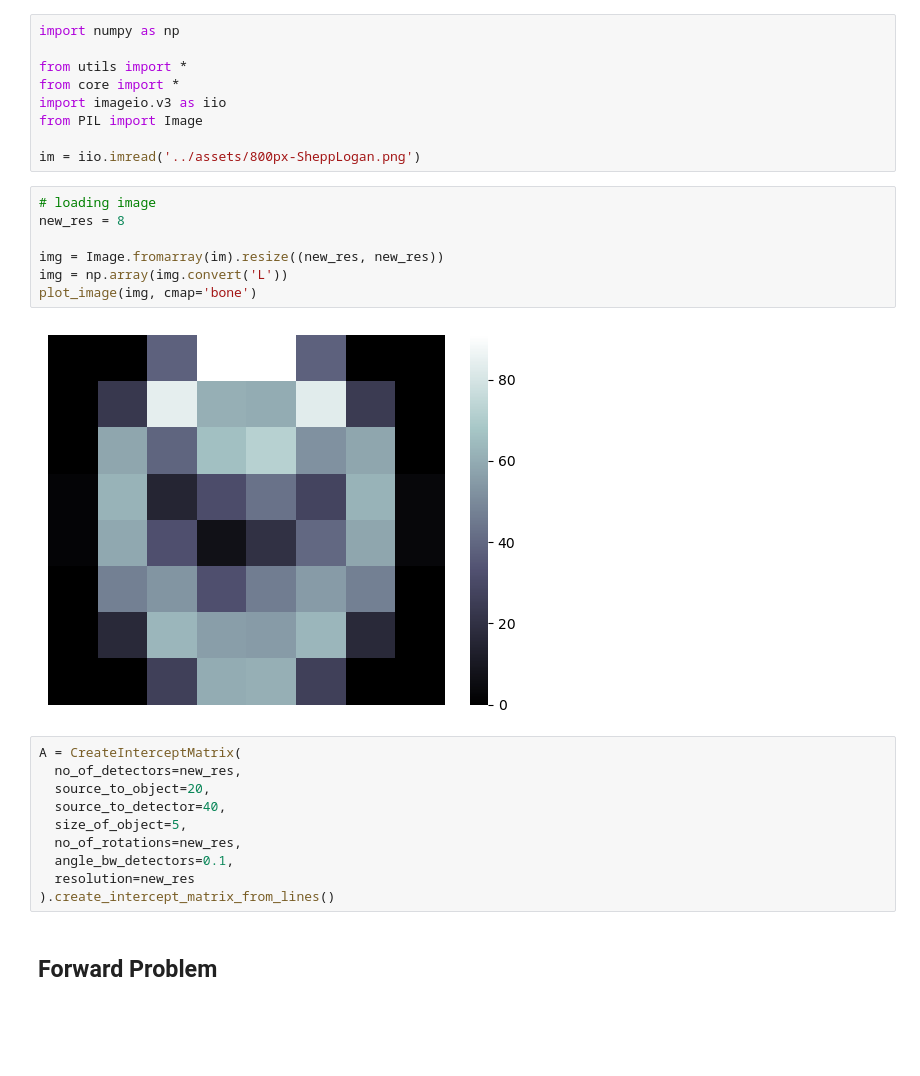
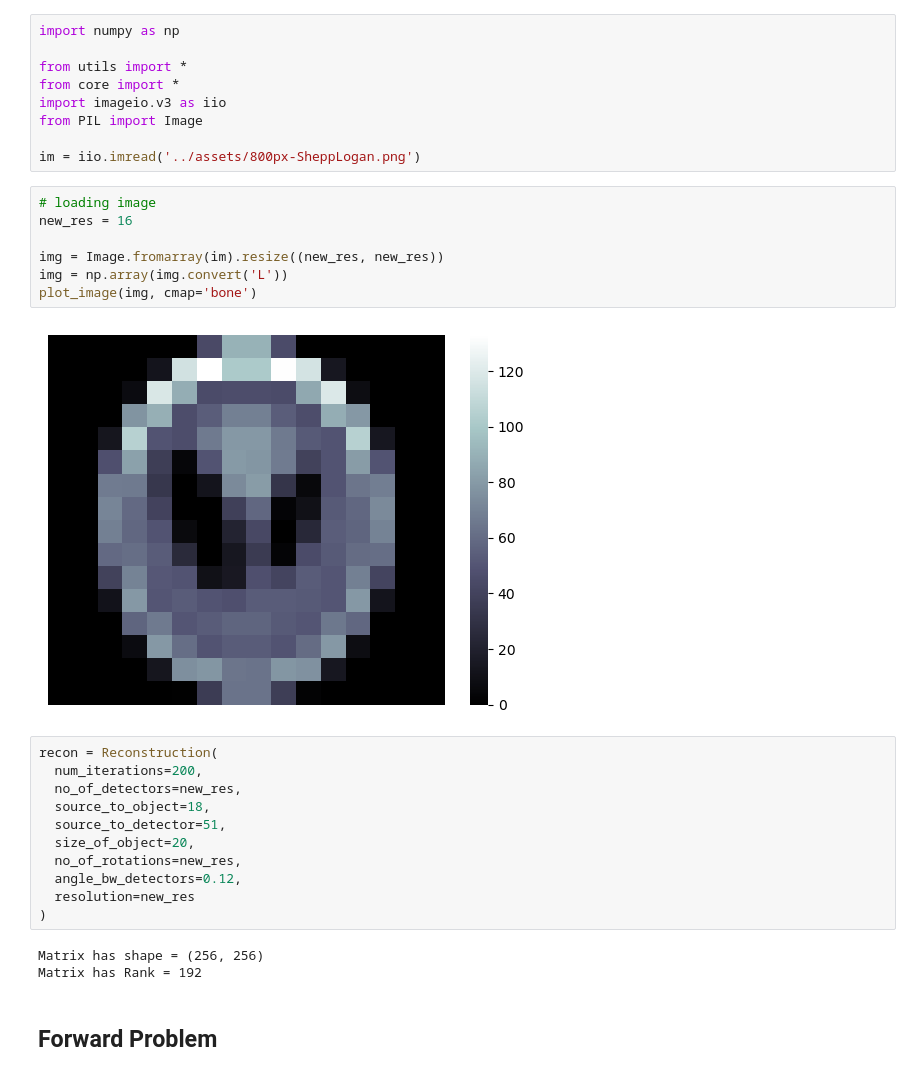
Before and after one commit to aakashks/CT-Reconstruction-2D, a Jupyter notebook: test_notebooks/test_shepp_logan.ipynb, the cells around one changed output. Drawn from its saved outputs; the diff is of its cells as text; blank space fills up the shorter version.

```diff
--- a/test_notebooks/test_shepp_logan.ipynb
+++ b/test_notebooks/test_shepp_logan.ipynb
@@ -9,23 +9,27 @@ from PIL import Image
 im = iio.imread('../assets/800px-SheppLogan.png')
 # %%
 # loading image
-new_res = 8
+new_res = 16
 
 img = Image.fromarray(im).resize((new_res, new_res))
 img = np.array(img.convert('L'))
 plot_image(img, cmap='bone')
 # %% [output]
-[figure, old version]
+[figure, new version]
 # %%
-A = CreateInterceptMatrix(
+recon = Reconstruction(
+  num_iterations=200,
   no_of_detectors=new_res,
-  source_to_object=20,
-  source_to_detector=40,
-  size_of_object=5,
+  source_to_object=18,
+  source_to_detector=51,
+  size_of_object=20,
   no_of_rotations=new_res,
-  angle_bw_detectors=0.1,
+  angle_bw_detectors=0.12,
   resolution=new_res
-).create_intercept_matrix_from_lines()
+)
+# %% [output]
+Matrix has shape = (256, 256)
+Matrix has Rank = 192
 # %% [markdown]
 ## Forward Problem
 # %% [markdown]
```
Also changed, not shown: parts of 10 cells of this notebook, 1 other file.
